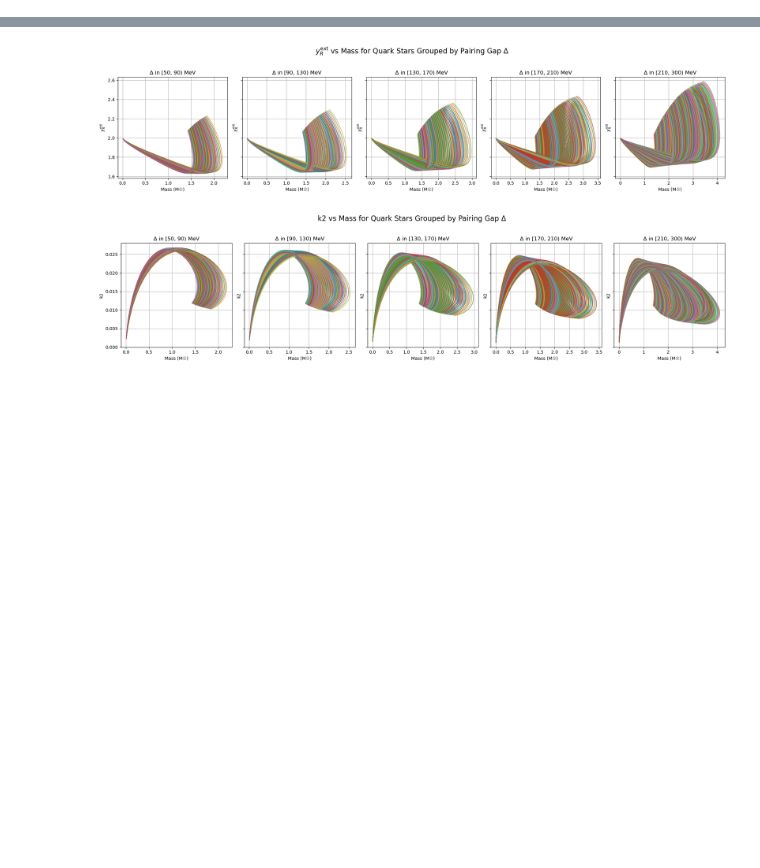
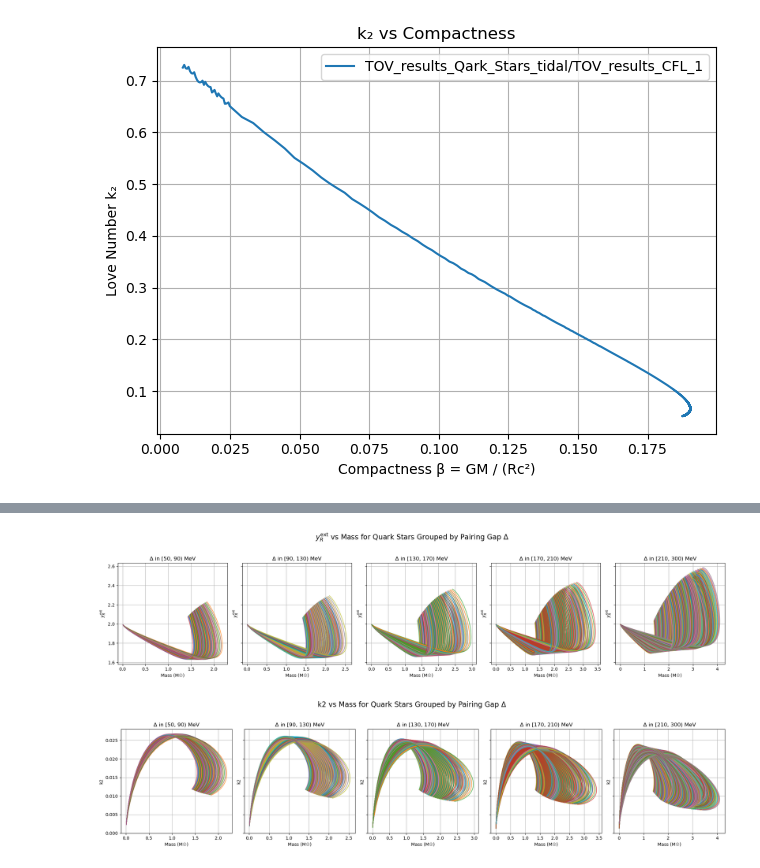
Before and after one commit to giorgoskoufetidis/TOV_EQUATIONS, a Jupyter notebook: Quark Stars/Plot_Quark_MR.ipynb, the cells around one changed output, grey strips where cells are left out. Cells and saved outputs as stored; diff of their text form; code cells hidden in the pictures; blank space fills up the shorter version.

```diff
--- a/Quark Stars/Plot_Quark_MR.ipynb
+++ b/Quark Stars/Plot_Quark_MR.ipynb
@@ -85,3 +86,52 @@ plt.grid(True)
+# %%
+import os
+import matplotlib.pyplot as plt
+import numpy as np
+import fnmatch
+
+# Physical constants
+G = 6.67430e-11       # m³ kg⁻¹ s⁻²
+c = 2.998e8           # m/s
+M_sun = 1.98847e30    # kg
+
+# Folder containing results
+folders = ['TOV_results_Qark_Stars_tidal']
+pattern = '*.csv'
+
+for folder in folders:
+    if not os.path.exists(folder):
+        continue
+
+    files = [f for f in os.listdir(folder) if fnmatch.fnmatch(f, pattern)]
+
+    for file in files[:1]:  # Use all or just one file depending on your case
+        filepath = os.path.join(folder, file)
+        data = np.genfromtxt(filepath, delimiter=',', skip_header=1)
+
+        if data.ndim == 1 or data.shape[1] < 4:
+            continue
+
+        mass_solar = data[:, 0]       # Mass in M☉
+        radius_km = data[:, 1]        # Radius in km
+        k2 = data[:, 3]               # Love number k2
+
+
+        # Compute compactness β = GM / (R c²)
+        beta = mass_solar / radius_km
+
+        # Plot K2 vs Compactness
+        plt.plot(beta, k2,  label=f"{folder}/{file.split('.')[0]}")
+
+# Final plot formatting
+plt.xlabel("Compactness β = GM / (Rc²)")
+plt.ylabel("Love Number k₂")
+plt.title("k₂ vs Compactness")
+plt.grid(True)
+plt.legend()
+plt.tight_layout()
+plt.show()
+# %% [output]
+[figure, added]
 # %%
 import os
 import matplotlib.pyplot as plt
```
Also changed, not shown: parts of 5 cells of this notebook, 1 other file.
